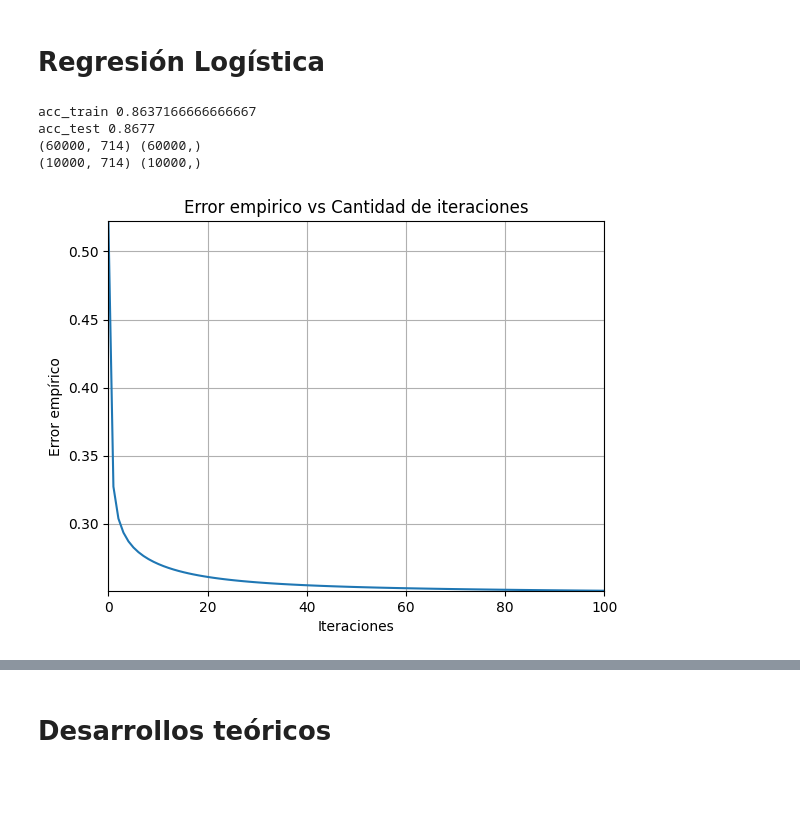
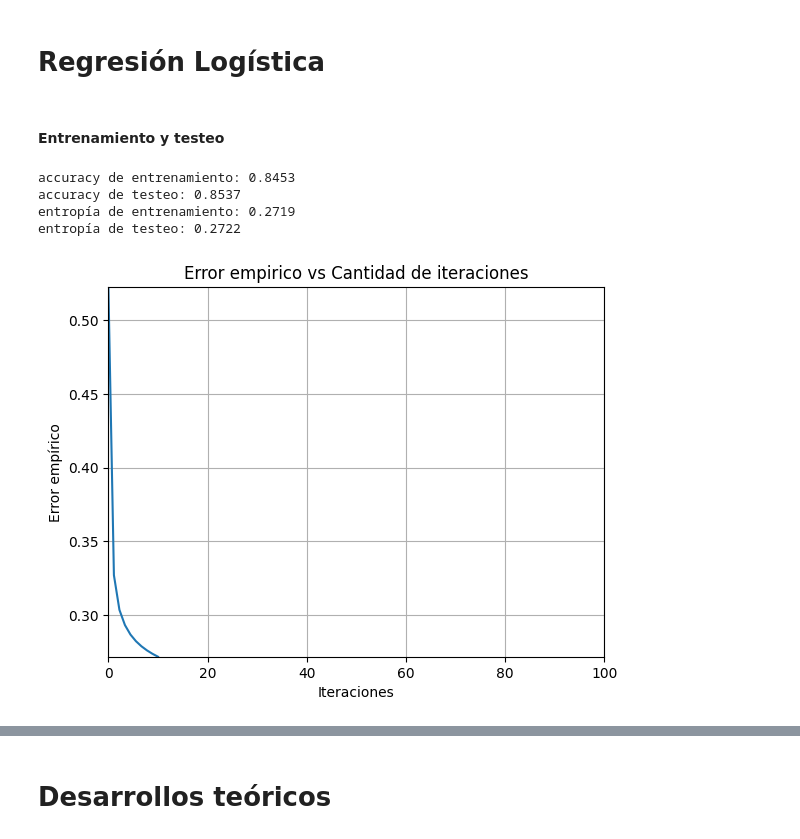
Before and after one commit to Jsar9/Signal-Processing-Workshop, a Jupyter notebook: TPs/TP3/TP3.ipynb, the cells around one changed output, grey strips where cells are left out. Drawn from its saved outputs; the diff is of its cells as text; code cells hidden in the pictures; blank space fills up the shorter version.

```diff
--- a/TPs/TP3/TP3.ipynb
+++ b/TPs/TP3/TP3.ipynb
@@ -120,42 +120,48 @@ class RegresionLogistica:
         # epsilon = 1e-15
         # y_proba = np.clip(y_proba, epsilon, 1 - epsilon) #Encapsula los valores pequeños para no generar NaN
         return -np.mean(y * np.log(y_proba) + (1 - y) * np.log(1 - y_proba))
+# %% [markdown]
+#### Entrenamiento y testeo
 # %%
 
-N=100
+N=10
 learning_rate = 0.5
 model = RegresionLogistica(learning_rate,N)
 
 #Se agrega la columna de bias
 x_train_norm = np.insert(x_train_norm, 0, 1, axis=1)
 x_test_norm = np.insert(x_test_norm, 0, 1, axis=1)
 
 
 model.fit(x_train_norm,categorical_train)
 
-# Accuracy sobre entrenamiento
+# accuracy de entrenamiento
 acc_train = model.accuracy(x_train_norm, categorical_train)
 
-# Accuracy sobre test
+# accuracy de testeo
 acc_test = model.accuracy(x_test_norm, categorical_test)
 
-print('acc_train', acc_train)
-print('acc_test', acc_test)
+print('accuracy de entrenamiento:', round(acc_train,4))
+print('accuracy de testeo:', round(acc_test,4))
 
-print(x_train_norm.shape,categorical_train.shape)
-print(x_test_norm.shape,categorical_test.shape)
+
+cross_entropy_train = model.cross_entropy(x_train_norm,categorical_train)
+cross_entropy_test = model.cross_entropy(x_test_norm,categorical_test)
+
+print('entropía de entrenamiento:', round(cross_entropy_train,4))
+print('entropía de testeo:', round(cross_entropy_test,4))
 
 n = np.linspace(0,N,N)
 plt.plot(n,model.emp_risk)
 plt.title('Error empirico vs Cantidad de iteraciones')
 plt.xlabel('Iteraciones')
 plt.ylabel('Error empírico')
 plt.xlim([0,100])
 plt.ylim([np.min(model.emp_risk),np.max(model.emp_risk)])
-plt.grid(True+)
+plt.grid(True)
 # %% [output]
-acc_train 0.8637166666666667
-acc_test 0.8677
-(60000, 714) (60000,)
-(10000, 714) (10000,)
+accuracy de entrenamiento: 0.8453
+accuracy de testeo: 0.8537
+entropía de entrenamiento: 0.2719
+entropía de testeo: 0.2722
-[figure, old version]
+[figure, new version]
```
Also changed, not shown: parts of 2 cells of this notebook.
